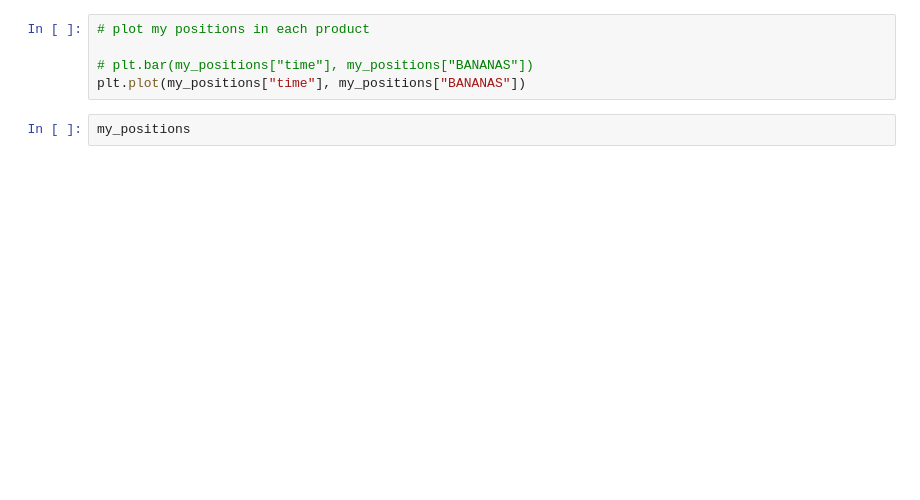
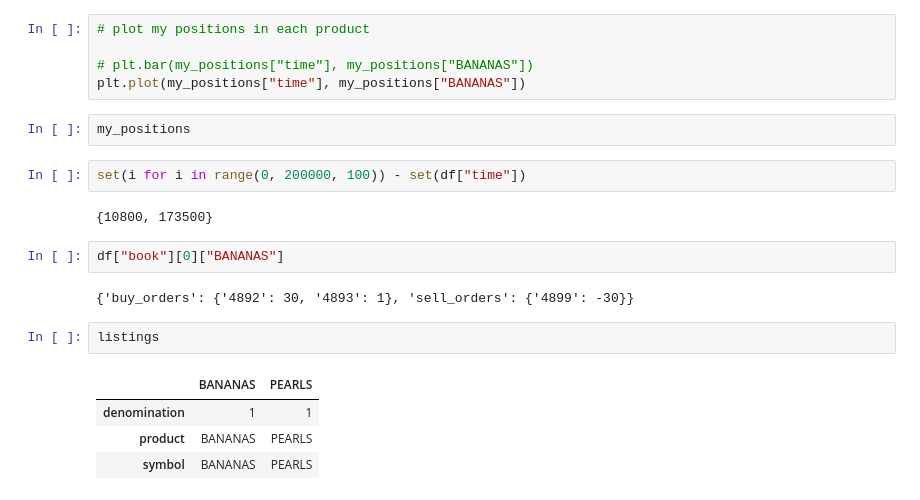
Before and after one commit to rzhan11/IMCTradingComp23, a Jupyter notebook: src/exploration.ipynb, the cells around one changed output. Cells and saved outputs as stored; diff of their text form; blank space fills up the shorter version.

```diff
--- a/src/exploration.ipynb
+++ b/src/exploration.ipynb
@@ -218,3 +258,18 @@ plt.plot(my_positions["time"], my_positions["PEARLS"])
 plt.plot(my_positions["time"], my_positions["BANANAS"])
 # %%
 my_positions
+# %%
+set(i for i in range(0, 200000, 100)) - set(df["time"])
+# %% [output]
+{10800, 173500}
+# %%
+df["book"][0]["BANANAS"]
+# %% [output]
+{'buy_orders': {'4892': 30, '4893': 1}, 'sell_orders': {'4899': -30}}
+# %%
+listings
+# %% [output]
+|  | BANANAS | PEARLS |
+| denomination | 1 | 1 |
+| product | BANANAS | PEARLS |
+| symbol | BANANAS | PEARLS |
```
Also changed, not shown: parts of 10 cells of this notebook, 4 other files.
